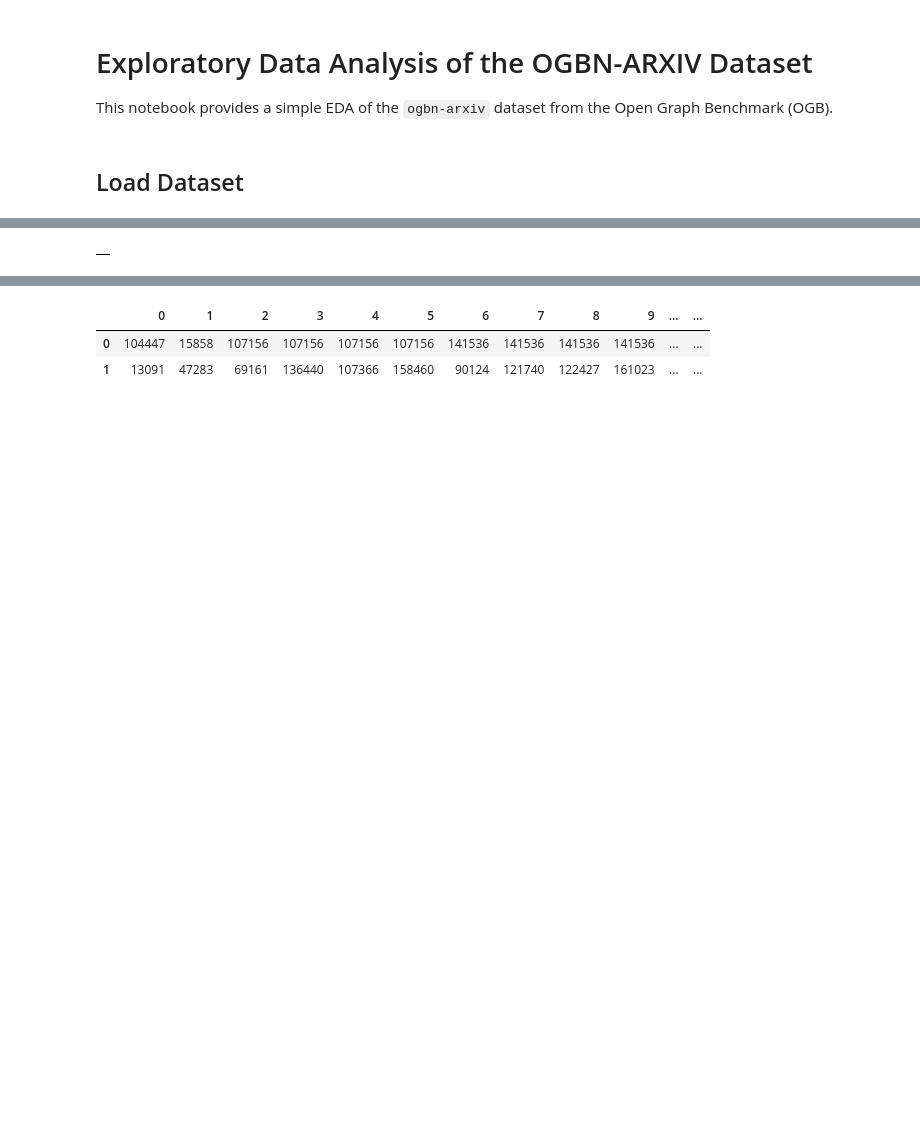
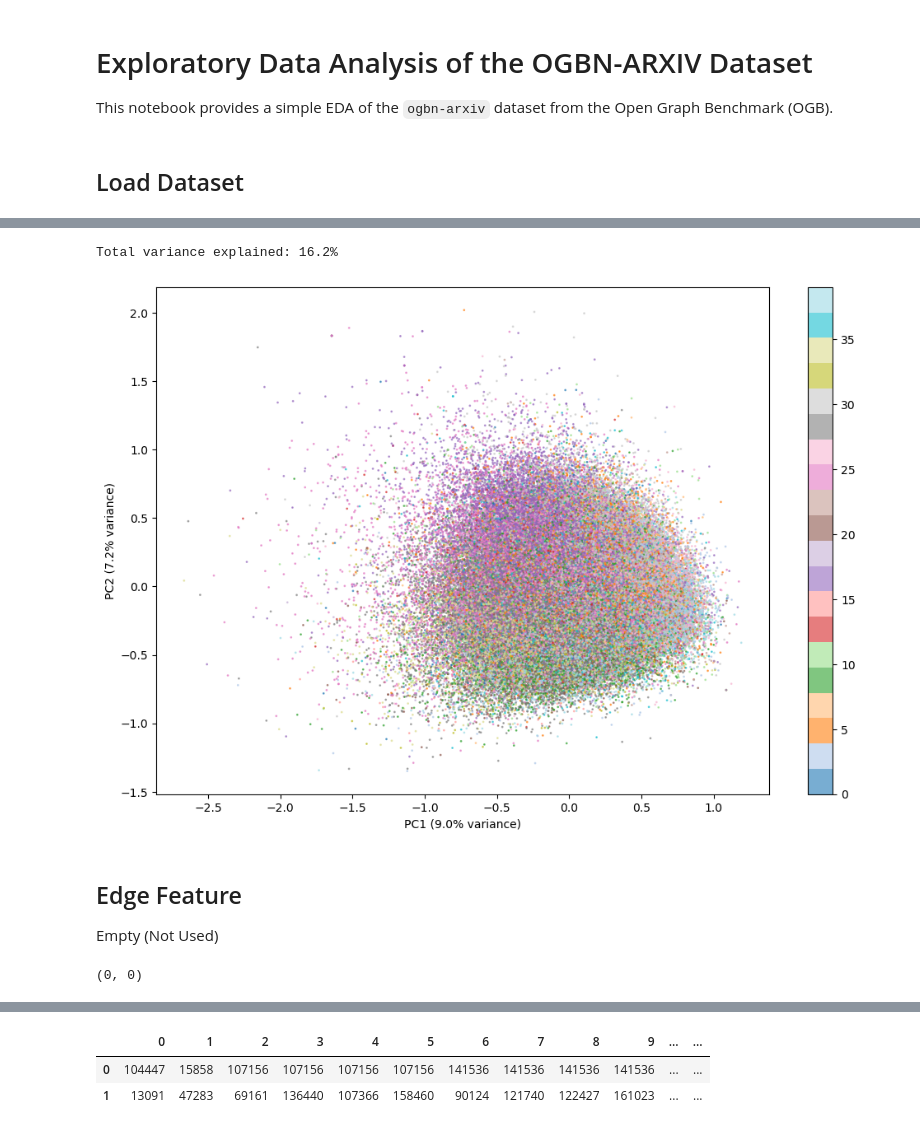
Before and after one commit to CodingWithJoseph/ClassificationBenchmarks, a Jupyter notebook: notebooks/ogb/01_eda_overview.ipynb, the cells around one changed output, grey strips where cells are left out. Saved outputs shown, nothing was run; the diff lists cells and outputs as text; code cells hidden in the pictures; blank space fills up the shorter version.

```diff
--- a/notebooks/ogb/01_eda_overview.ipynb
+++ b/notebooks/ogb/01_eda_overview.ipynb
@@ -38,4 +248,26 @@ node_feat.head()
+# %%
+from sklearn.decomposition import PCA
+import matplotlib.pyplot as plt
+
+# Fit PCA
+pca = PCA(n_components=2, random_state=42)
+features_2d = pca.fit_transform(node_feat)
+
+# Plot
+plt.figure(figsize=(12, 8))
+scatter = plt.scatter(features_2d[:, 0], features_2d[:, 1], c=labels['label'], cmap='tab20', alpha=0.6, s=1)
+plt.xlabel(f'PC1 ({pca.explained_variance_ratio_[0]:.1%} variance)')
+plt.ylabel(f'PC2 ({pca.explained_variance_ratio_[1]:.1%} variance)')
+plt.colorbar(scatter)
+
+print(f"Total variance explained: {pca.explained_variance_ratio_.sum():.1%}")
+# %% [output]
+Total variance explained: 16.2%
+[figure, added]
+# %% [markdown]
+## Edge Feature
+Empty (Not Used)
 # %%
-edge_feat.head()
+edge_feat.shape
 # %% [output]
-|  |
+(0, 0)
```
Also changed, not shown: parts of 30 cells of this notebook, 5 other files.
